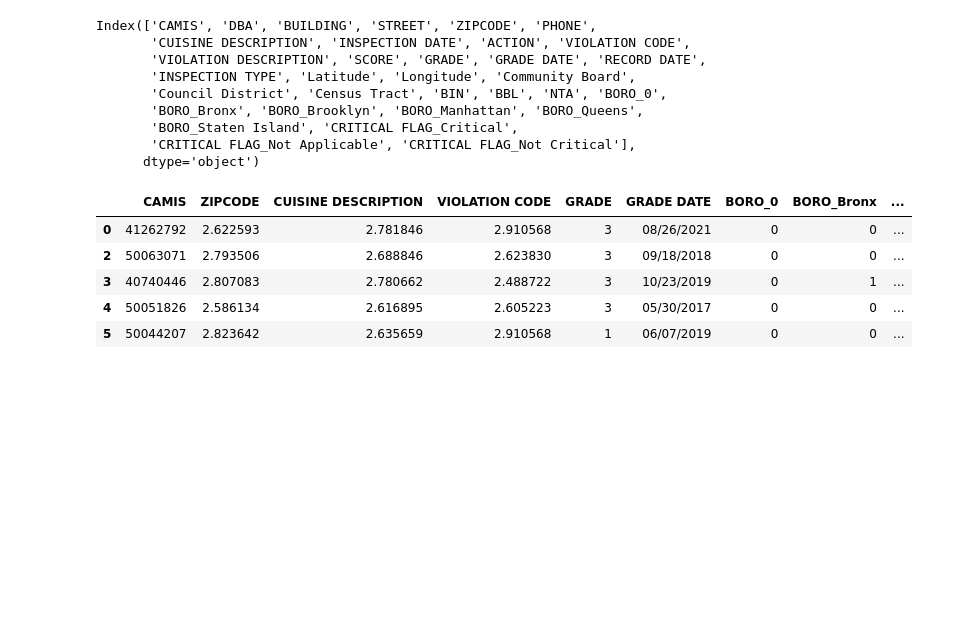
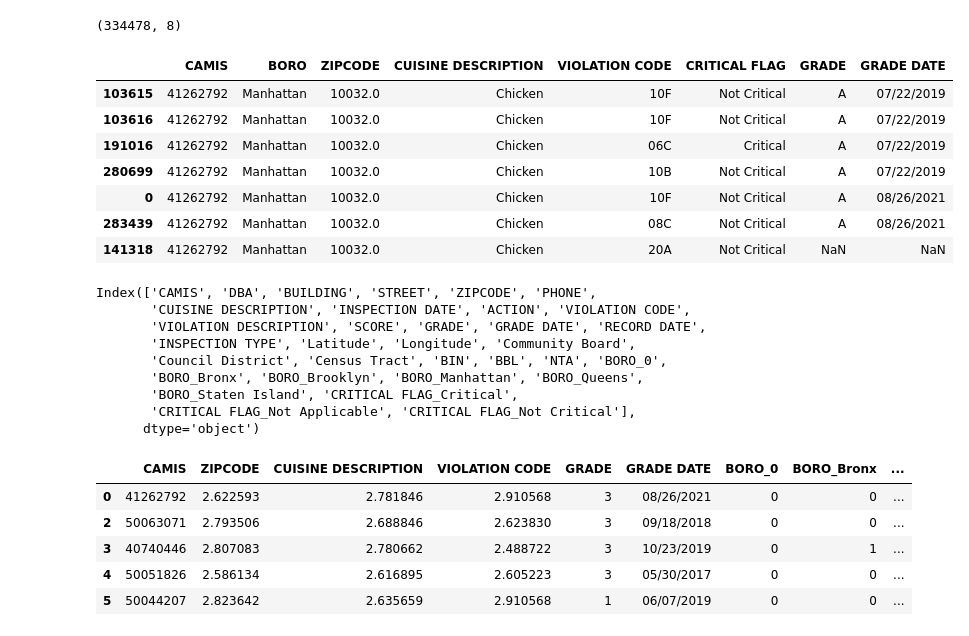
Before and after one commit to clarissarjtai/NYC-Restaurant-Sanitation-Level-Prediction, a Jupyter notebook: Data_Preprocessing.ipynb, the cells around one changed output. Cells and saved outputs as stored; diff of their text form; code cells hidden in the pictures; blank space fills up the shorter version.

```diff
--- a/Data_Preprocessing.ipynb
+++ b/Data_Preprocessing.ipynb
@@ -25,4 +25,39 @@ from sklearn.model_selection import RandomizedSearchCV
 from imblearn.over_sampling import SMOTE
 from imblearn.over_sampling import RandomOverSampler
 from imblearn.pipeline import make_pipeline as imb_make_pipeline
+# %%
+restaurant_csv_path = "data/DOHMH_New_York_City_Restaurant_Inspection_Results.csv"
+df = pd.read_csv(restaurant_csv_path)
+df = df.drop(["DBA",
+              "BUILDING",
+              "STREET",
+              "PHONE",
+              "ACTION",
+              "VIOLATION DESCRIPTION",
+              "Latitude",
+              "Longitude",
+              "Community Board",
+              "Council District",
+              "Census Tract",
+              "RECORD DATE",
+              "INSPECTION DATE",
+              "INSPECTION TYPE",
+              "BIN",
+              "BBL",
+              "SCORE",
+              "NTA"], axis=1)
+df.shape
+# %% [output]
+(334478, 8)
+# %%
+df[df.CAMIS == 41262792].sort_values(by = 'GRADE DATE')
+# %% [output]
+|  | CAMIS | BORO | ZIPCODE | CUISINE DESCRIPTION | VIOLATION CODE | CRITICAL FLAG | GRADE | GRADE DATE |
+| 103615 | 41262792 | Manhattan | 10032.0 | Chicken | 10F | Not Critical | A | 07/22/2019 |
+| 103616 | 41262792 | Manhattan | 10032.0 | Chicken | 10F | Not Critical | A | 07/22/2019 |
+| 191016 | 41262792 | Manhattan | 10032.0 | Chicken | 06C | Critical | A | 07/22/2019 |
+| 280699 | 41262792 | Manhattan | 10032.0 | Chicken | 10B | Not Critical | A | 07/22/2019 |
+| 0 | 41262792 | Manhattan | 10032.0 | Chicken | 10F | Not Critical | A | 08/26/2021 |
+| 283439 | 41262792 | Manhattan | 10032.0 | Chicken | 08C | Not Critical | A | 08/26/2021 |
+| 141318 | 41262792 | Manhattan | 10032.0 | Chicken | 20A | Not Critical | NaN | NaN |
 # %%
```
Also changed, not shown: parts of 11 cells of this notebook.
